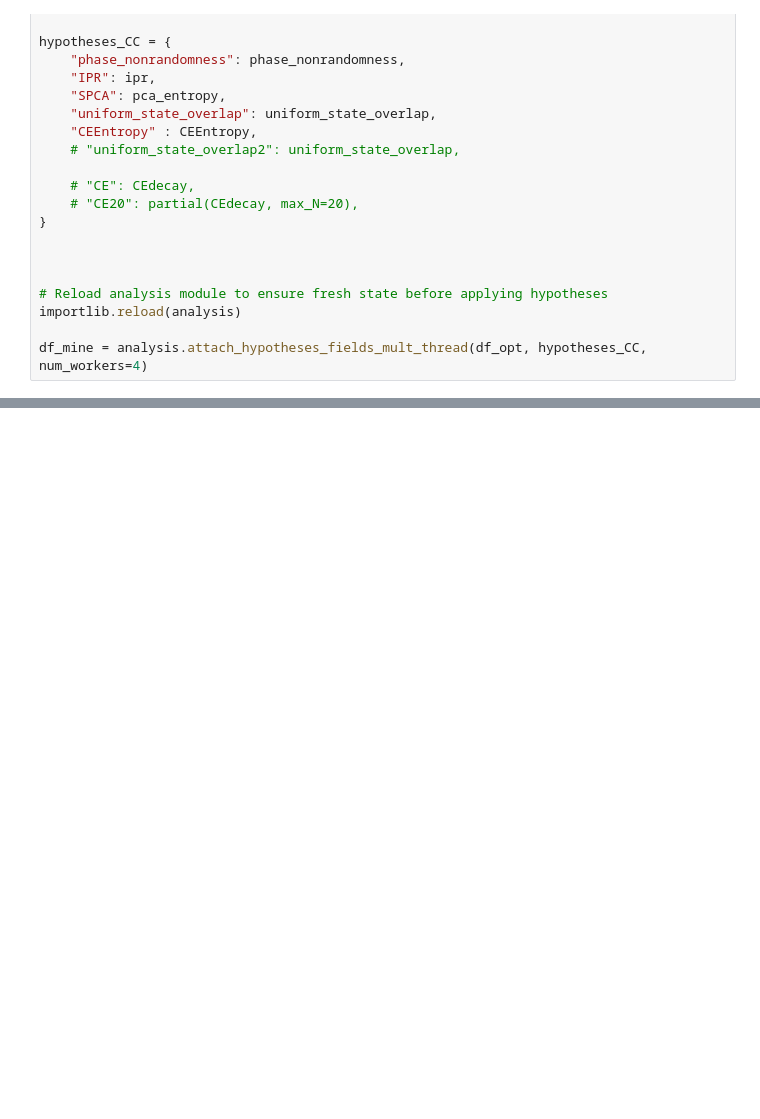
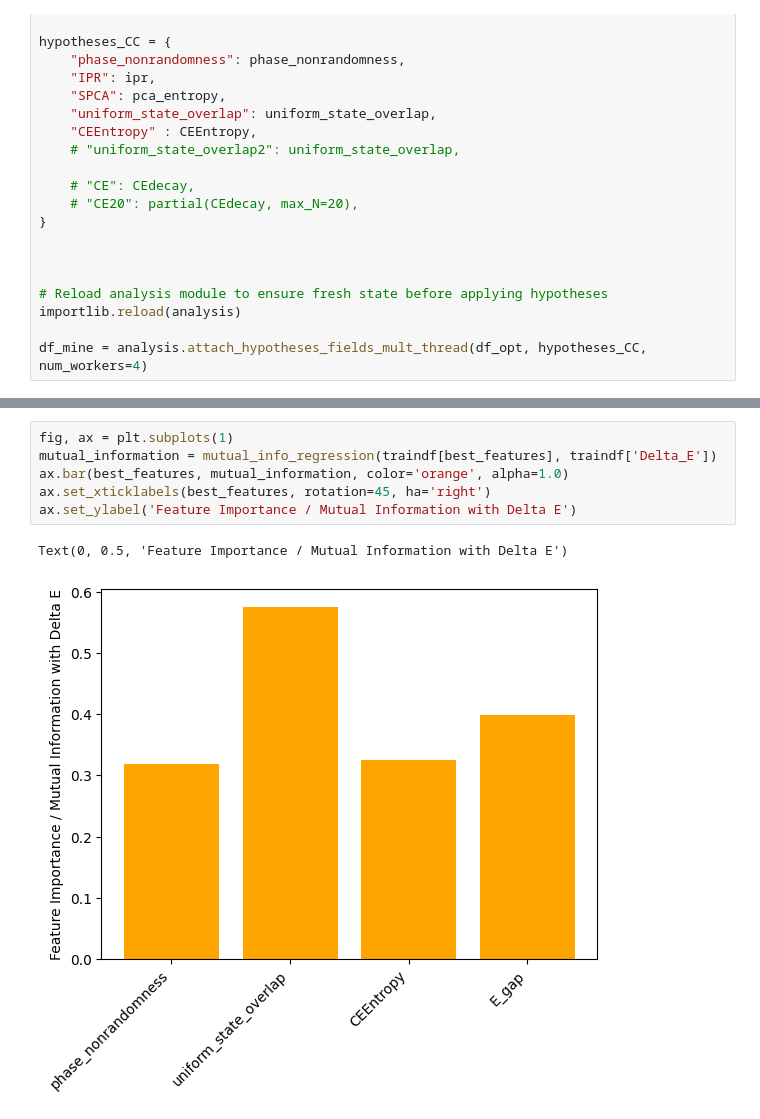
Before and after one commit to NilsNiggemann/DataMiningRBMs, a Jupyter notebook: datamine/perfvsclusterexpn.ipynb, the cells around one changed output, grey strips where cells are left out. Drawn from its saved outputs; the diff is of its cells as text; blank space fills up the shorter version.

```diff
--- a/datamine/perfvsclusterexpn.ipynb
+++ b/datamine/perfvsclusterexpn.ipynb
@@ -274,0 +249,9 @@ array([-5.57732245e+00+9.73121541e-01j, -6.35877535e-04-3.88559502e-04j,
+# %%
+fig, ax = plt.subplots(1)
+mutual_information = mutual_info_regression(traindf[best_features], traindf['Delta_E'])
+ax.bar(best_features, mutual_information, color='orange', alpha=1.0)
+ax.set_xticklabels(best_features, rotation=45, ha='right')
+ax.set_ylabel('Feature Importance / Mutual Information with Delta E')
+# %% [output]
+Text(0, 0.5, 'Feature Importance / Mutual Information with Delta E')
+[figure, added]
```
Also changed, not shown: parts of 19 cells of this notebook, 1 other file.
